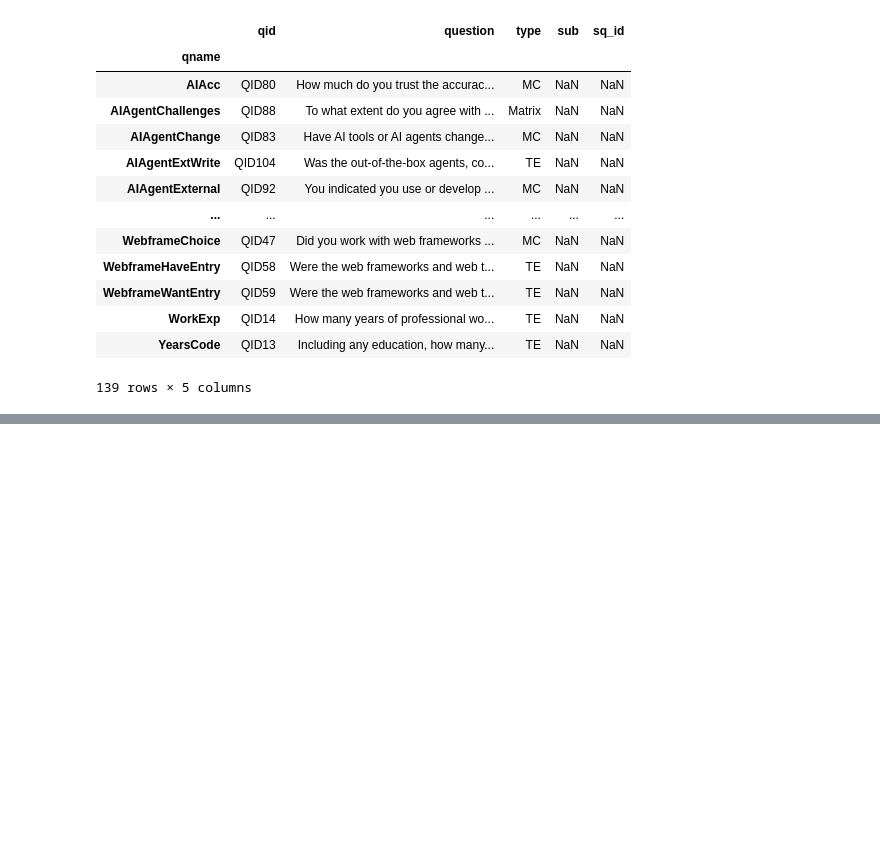
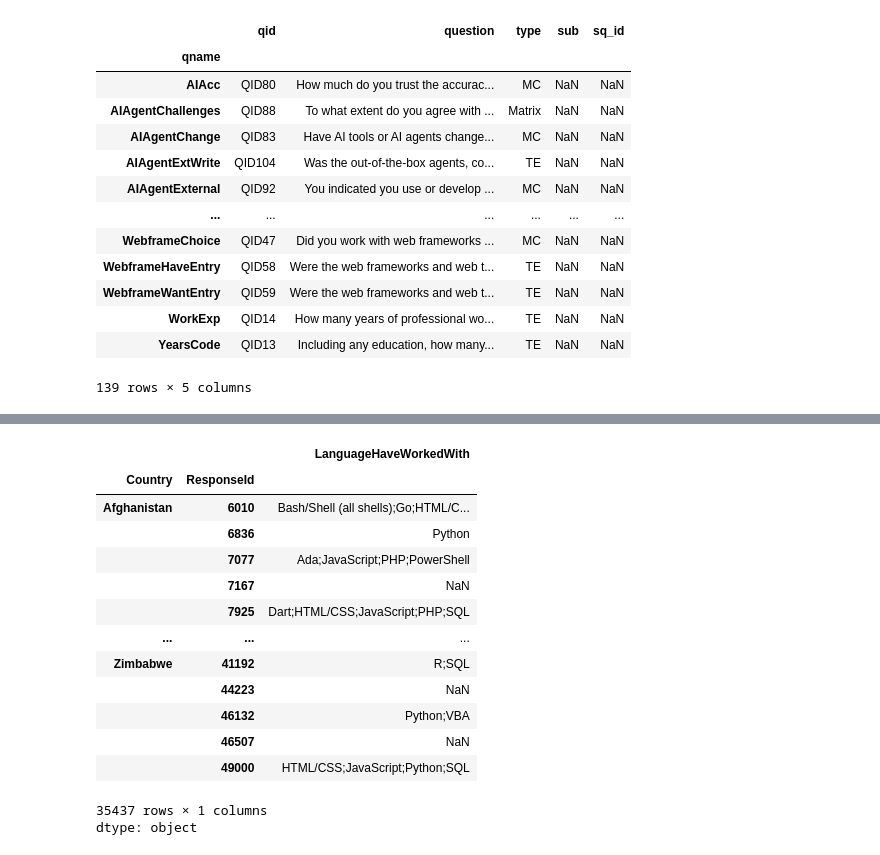
Before and after one commit to Divasdev/BEGINNER-PROJECTS, a Jupyter notebook: Data_Analysis(Pandas).ipynb, the cells around one changed output, grey strips where cells are left out. Saved outputs shown, nothing was run; the diff lists cells and outputs as text; code cells hidden in the pictures; blank space fills up the shorter version.

```diff
--- a/Data_Analysis(Pandas).ipynb
+++ b/Data_Analysis(Pandas).ipynb
@@ -153,0 +490,2 @@ schema_df.sort_index(ascending=True)
+# %%
+country_grp=df.groupby(["Country"])
@@ -153,0 +591,18 @@ schema_df.sort_index(ascending=True)
+# %%
+country_grp['LanguageHaveWorkedWith'].apply(lambda x: x)
+# %% [output]
+|  |  | LanguageHaveWorkedWith |
+| Country | ResponseId |  |
+| Afghanistan | 6010 | Bash/Shell (all shells);Go;HTML/C... |
+|  | 6836 | Python |
+|  | 7077 | Ada;JavaScript;PHP;PowerShell |
+|  | 7167 | NaN |
+|  | 7925 | Dart;HTML/CSS;JavaScript;PHP;SQL |
+| ... | ... | ... |
+| Zimbabwe | 41192 | R;SQL |
+|  | 44223 | NaN |
+|  | 46132 | Python;VBA |
+|  | 46507 | NaN |
+|  | 49000 | HTML/CSS;JavaScript;Python;SQL |
+35437 rows × 1 columns
+dtype: object
```
Also changed, not shown: parts of 41 cells of this notebook.
